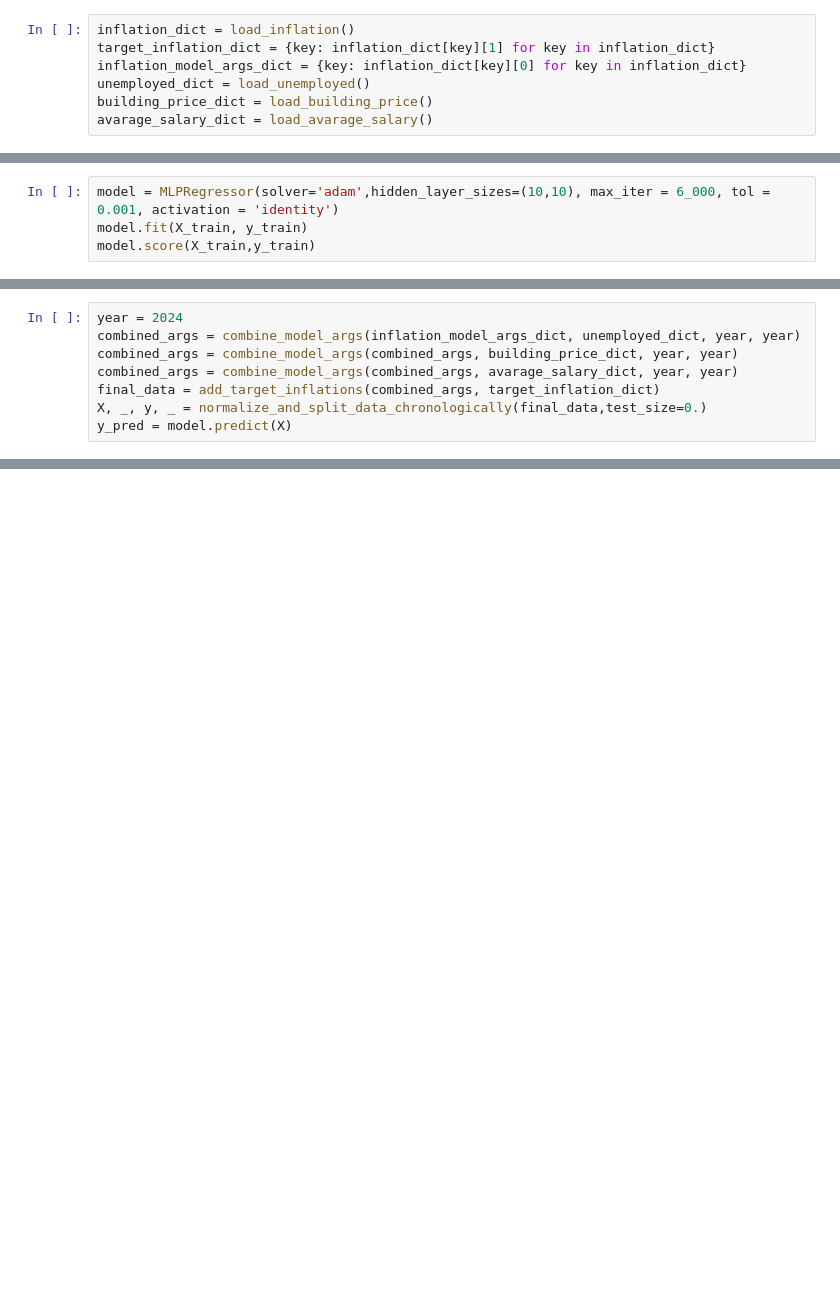
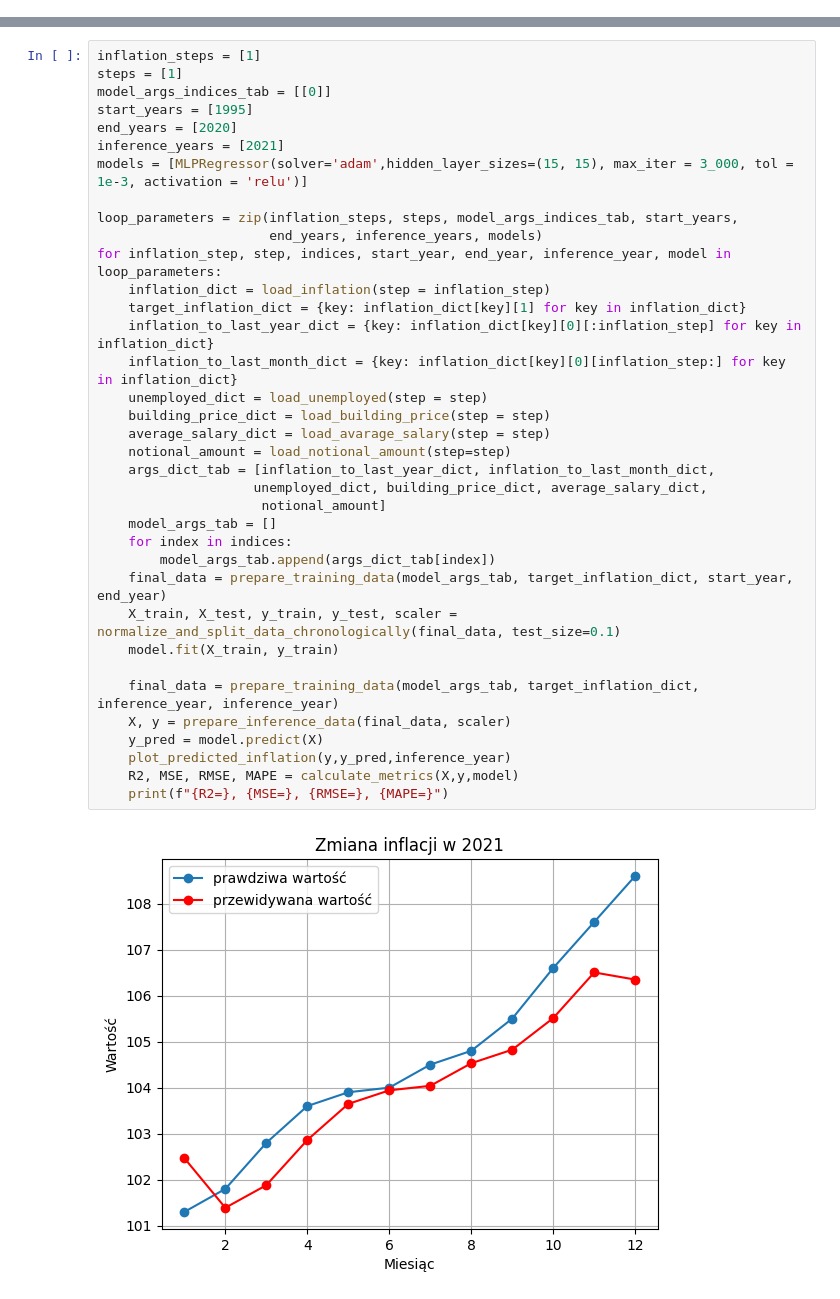
Before and after one commit to Mateusz0W/Inflation-Prediction, a Jupyter notebook: main.ipynb, the cells around one changed output, grey strips where cells are left out. Drawn from its saved outputs; the diff is of its cells as text; blank space fills up the shorter version.

Commit message:
Added training data preparation and main loop

```diff
--- a/main.ipynb
+++ b/main.ipynb
@@ -28,7 +7,0 @@ def print_metrics(X,y,y_pred,model):
-# %%
-inflation_dict = load_inflation()
-target_inflation_dict = {key: inflation_dict[key][1] for key in inflation_dict}
-inflation_model_args_dict = {key: inflation_dict[key][0] for key in inflation_dict}
-unemployed_dict = load_unemployed()
-building_price_dict = load_building_price()
-avarage_salary_dict = load_avarage_salary()
@@ -44,4 +7,0 @@ X_train, X_test, y_train, y_test = normalize_and_split_data_chronologically(fina
-# %%
-model = MLPRegressor(solver='adam',hidden_layer_sizes=(10,10), max_iter = 6_000, tol = 0.001, activation = 'identity')
-model.fit(X_train, y_train)
-model.score(X_train,y_train)
@@ -54,8 +7,0 @@ model.score(X_test,y_test)
-# %%
-year = 2024
-combined_args = combine_model_args(inflation_model_args_dict, unemployed_dict, year, year)
-combined_args = combine_model_args(combined_args, building_price_dict, year, year)
-combined_args = combine_model_args(combined_args, avarage_salary_dict, year, year)
-final_data = add_target_inflations(combined_args, target_inflation_dict)
-X, _, y, _ = normalize_and_split_data_chronologically(final_data,test_size=0.)
-y_pred = model.predict(X)
@@ -70,0 +8,38 @@ MAPE =  0.07093771862627353
+# %%
+inflation_steps = [1]
+steps = [1]
+model_args_indices_tab = [[0]]
+start_years = [1995]
+end_years = [2020]
+inference_years = [2021]
+models = [MLPRegressor(solver='adam',hidden_layer_sizes=(15, 15), max_iter = 3_000, tol = 1e-3, activation = 'relu')]
+
+loop_parameters = zip(inflation_steps, steps, model_args_indices_tab, start_years,
+                      end_years, inference_years, models)
+for inflation_step, step, indices, start_year, end_year, inference_year, model in loop_parameters:
+    inflation_dict = load_inflation(step = inflation_step)
+    target_inflation_dict = {key: inflation_dict[key][1] for key in inflation_dict}
+    inflation_to_last_year_dict = {key: inflation_dict[key][0][:inflation_step] for key in inflation_dict}
+    inflation_to_last_month_dict = {key: inflation_dict[key][0][inflation_step:] for key in inflation_dict}
+    unemployed_dict = load_unemployed(step = step)
+    building_price_dict = load_building_price(step = step)
+    average_salary_dict = load_avarage_salary(step = step)
+    notional_amount = load_notional_amount(step=step)
+    args_dict_tab = [inflation_to_last_year_dict, inflation_to_last_month_dict,
+                    unemployed_dict, building_price_dict, average_salary_dict,
+                     notional_amount]
+    model_args_tab = []
+    for index in indices:
+        model_args_tab.append(args_dict_tab[index])
+    final_data = prepare_training_data(model_args_tab, target_inflation_dict, start_year, end_year)
+    X_train, X_test, y_train, y_test, scaler = normalize_and_split_data_chronologically(final_data, test_size=0.1)
+    model.fit(X_train, y_train)
+
+    final_data = prepare_training_data(model_args_tab, target_inflation_dict, inference_year, inference_year)
+    X, y = prepare_inference_data(final_data, scaler)
+    y_pred = model.predict(X)
+    plot_predicted_inflation(y,y_pred,inference_year)
+    R2, MSE, RMSE, MAPE = calculate_metrics(X,y,model)
+    print(f"{R2=}, {MSE=}, {RMSE=}, {MAPE=}")
+# %% [output]
+[figure, added]
```
Also changed, not shown: parts of 8 cells of this notebook, 2 other files.
